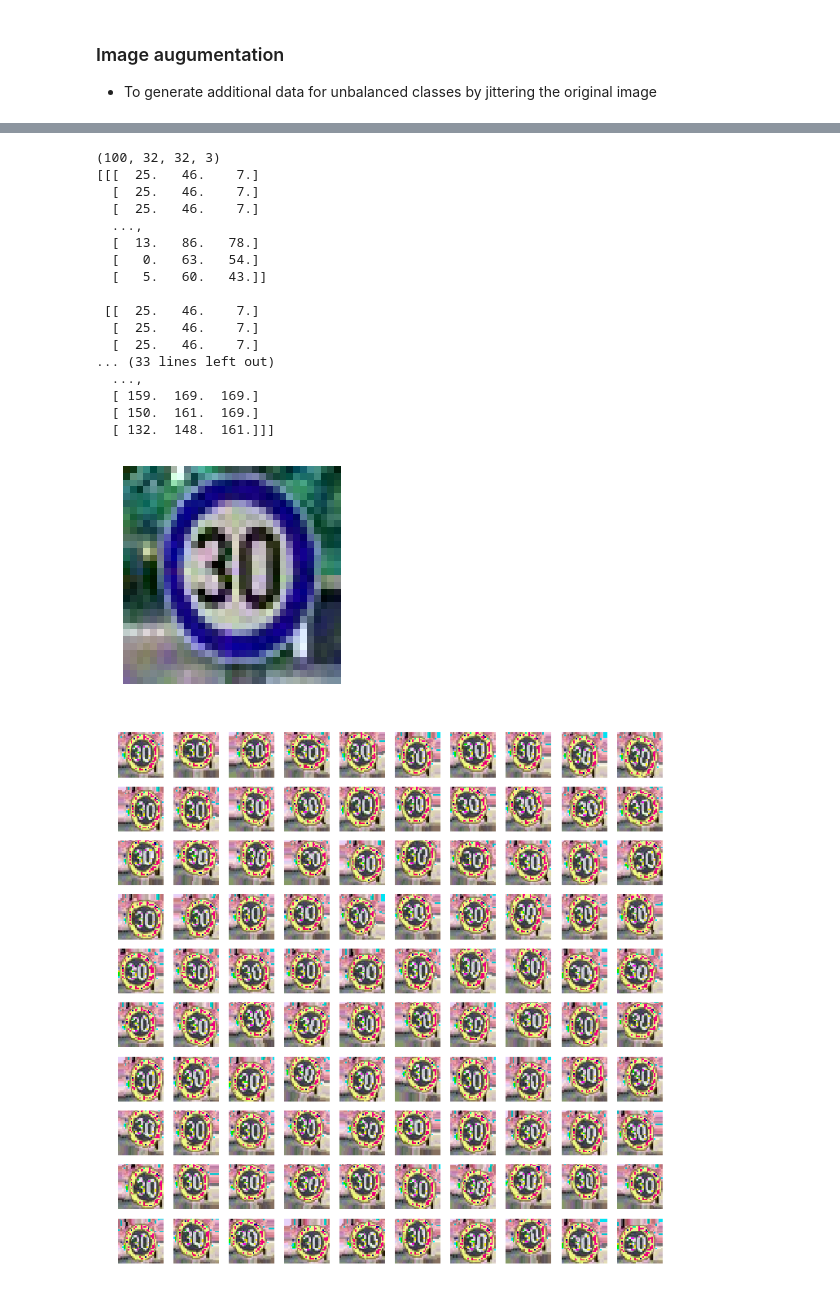
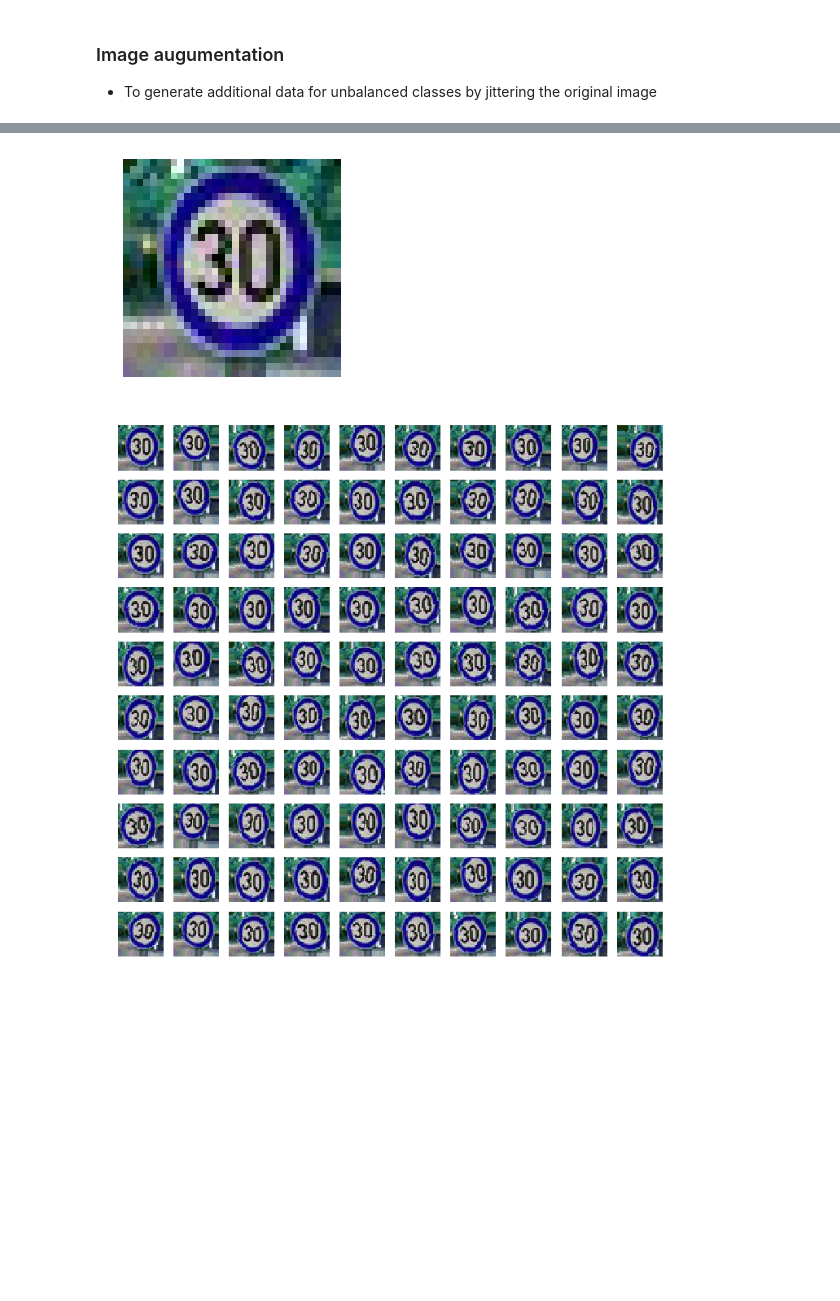
Before and after one commit to GunSik2/CarND-Traffic-Sign-Classifier-Project, a Jupyter notebook: preprocess-image_contrast.ipynb, the cells around one changed output, grey strips where cells are left out. Saved outputs shown, nothing was run; the diff lists cells and outputs as text; code cells hidden in the pictures; blank space fills up the shorter version.

```diff
--- a/preprocess-image_contrast.ipynb
+++ b/preprocess-image_contrast.ipynb
@@ -155,56 +153,36 @@ x_train_augmented = np.copy(x_train)
 y_train_augmented = np.copy(y_train)
 
 augment_size = 100
 
 for x_batch, y_batch in datagen.flow(x_train, y_train, batch_size=2):
-    x_train_augmented = np.append(x_train_augmented, x_batch, axis=0)
-    y_train_augmented = np.append(y_train_augmented, y_batch, axis=0)
+    x_train_augmented = np.append(x_train_augmented, x_batch.astype(np.uint8), axis=0)
+    y_train_augmented = np.append(y_train_augmented, y_batch.astype(np.uint8), axis=0)
 
     if len(x_train_augmented) >= augment_size:
         break
-
-print(x_train_augmented.shape)
-print(x_train_augmented[2])
 
 import matplotlib.gridspec as gridspec
 
 gs1 = gridspec.GridSpec(10, 10)
 gs1.update(wspace=0.01, hspace=0.02)
 
 plt.figure(figsize=(12,12))
 i = 0
 for image in x_train_augmented:
     ax1 = plt.subplot(gs1[i])
     ax1.set_xticklabels([])
     ax1.set_yticklabels([])
     ax1.set_aspect('equal')
 
     plt.subplot(10, 10, i+1)
     plt.imshow(image)
     plt.axis('off')
     i += 1
 
 plt.show()
 # %% [output]
-(100, 32, 32, 3)
-[[[  25.   46.    7.]
-  [  25.   46.    7.]
-  [  25.   46.    7.]
-  ...,
-  [  13.   86.   78.]
-  [   0.   63.   54.]
-  [   5.   60.   43.]]
-
- [[  25.   46.    7.]
-  [  25.   46.    7.]
-  [  25.   46.    7.]
-... (33 lines left out)
-  ...,
-  [ 159.  169.  169.]
-  [ 150.  161.  169.]
-  [ 132.  148.  161.]]]
 [figure]
-[figure, old version]
+[figure, new version]
 # %% [markdown]
 ### Reference
 - http://opencv-python.readthedocs.io/en/latest/index.html
```
Also changed, not shown: parts of 3 cells of this notebook.
